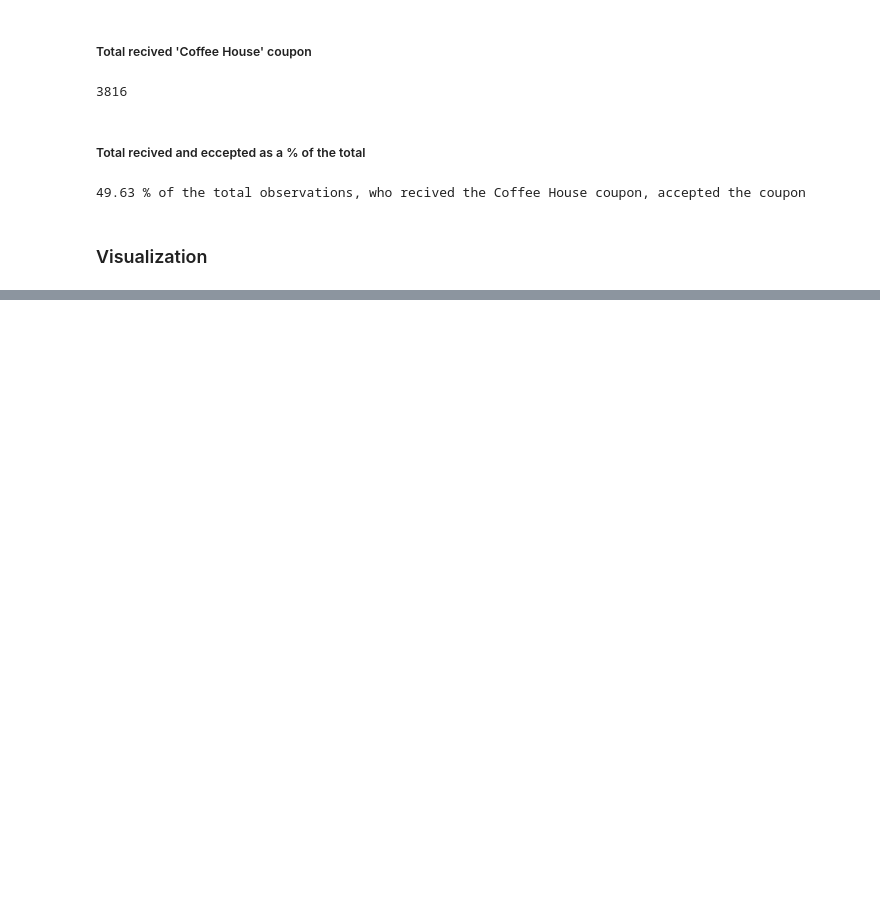
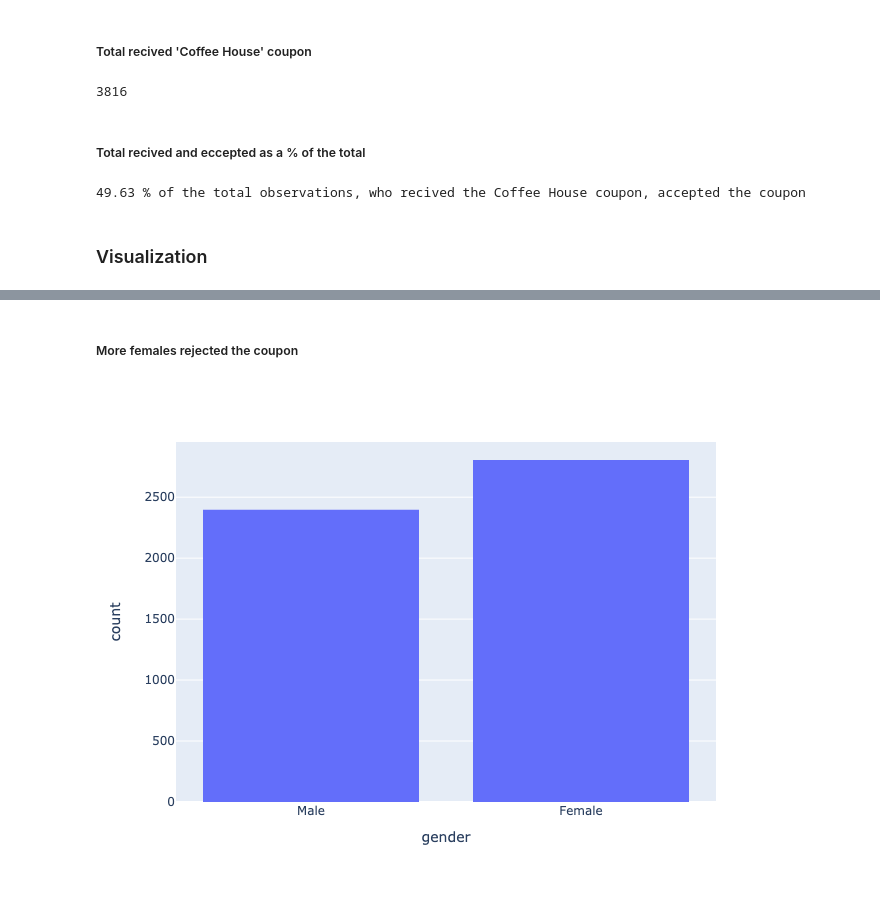
Before and after one commit to hagayzamir/BH-PCMLAI-Module_5, a Jupyter notebook: assignment_5_1_starter/prompt-Copy1.ipynb, the cells around one changed output, grey strips where cells are left out. Saved outputs shown, nothing was run; the diff lists cells and outputs as text; code cells hidden in the pictures; blank space fills up the shorter version.

```diff
--- a/assignment_5_1_starter/prompt-Copy1.ipynb
+++ b/assignment_5_1_starter/prompt-Copy1.ipynb
@@ -473,0 +481,7 @@ print(np.round(PT_accept_CH_coupon,2),'% of the total observations, who recived
+# %% [markdown]
+##### More females rejected the coupon
+# %%
+hist = px.histogram(data.query('Y == 0'), x= 'gender')
+hist.show('png')
+# %% [output]
+[figure, added]
```
Also changed, not shown: parts of 6 cells of this notebook.
